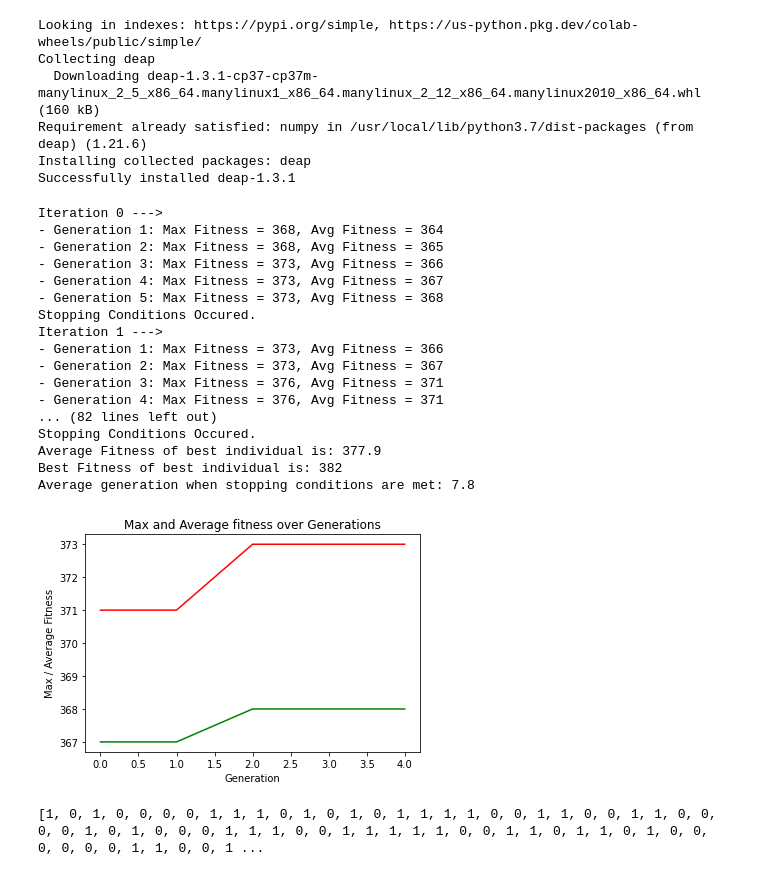
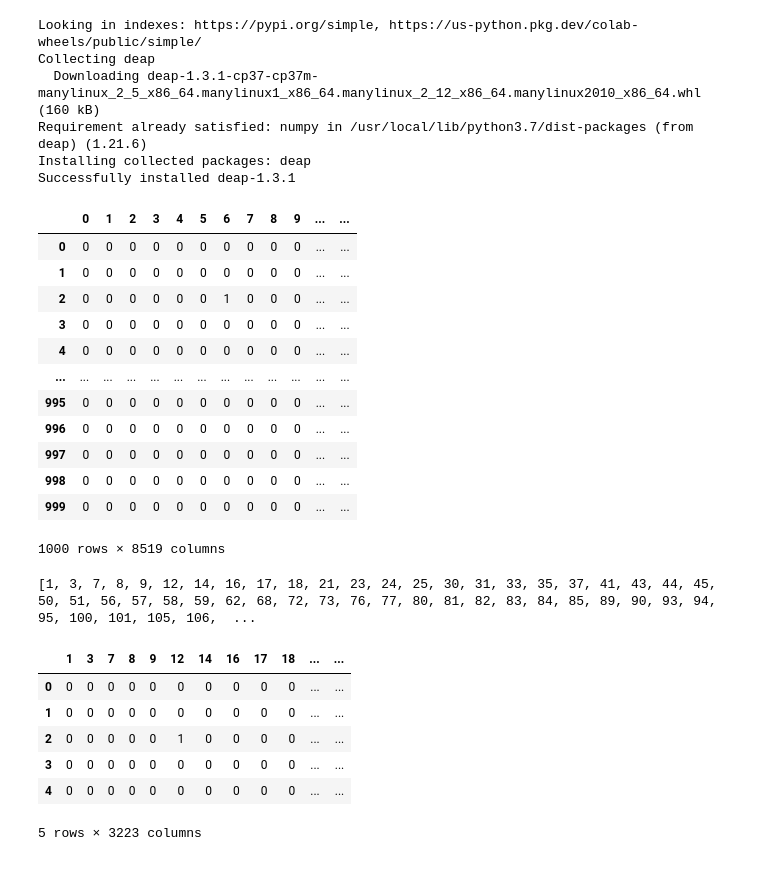
Before and after one commit to dairuinz/genetic_algorithms, a Jupyter notebook: computational_intelligence_2.ipynb, the cells around one changed output. Saved outputs shown, nothing was run; the diff lists cells and outputs as text; code cells hidden in the pictures.

```diff
--- a/computational_intelligence_2.ipynb
+++ b/computational_intelligence_2.ipynb
@@ -257,25 +258,58 @@ def main():
 # %%
 def brain(alpha):
   print(alpha[1])
-# %%
-main()
-# %% [output]
-Iteration 0 --->
-- Generation 1: Max Fitness = 368, Avg Fitness = 364
-- Generation 2: Max Fitness = 368, Avg Fitness = 365
-- Generation 3: Max Fitness = 373, Avg Fitness = 366
-- Generation 4: Max Fitness = 373, Avg Fitness = 367
-- Generation 5: Max Fitness = 373, Avg Fitness = 368
-Stopping Conditions Occured.
-Iteration 1 --->
-- Generation 1: Max Fitness = 373, Avg Fitness = 366
-- Generation 2: Max Fitness = 373, Avg Fitness = 367
-- Generation 3: Max Fitness = 376, Avg Fitness = 371
-- Generation 4: Max Fitness = 376, Avg Fitness = 371
-... (82 lines left out)
-Stopping Conditions Occured.
-Average Fitness of best individual is: 377.9
-Best Fitness of best individual is: 382
-Average generation when stopping conditions are met: 7.8
-[figure, removed]
-[1, 0, 1, 0, 0, 0, 0, 1, 1, 1, 0, 1, 0, 1, 0, 1, 1, 1, 1, 0, 0, 1, 1, 0, 0, 1, 1, 0, 0, 0, 0, 1, 0, 1, 0, 0, 0, 1, 1, 1, 0, 0, 1, 1, 1, 1, 1, 0, 0, 1, 1, 0, 1, 1, 0, 1, 0, 0, 0, 0, 0, 0, 1, 1, 0, 0, 1 ...
+# %%
+X = []                                #creates bag of words array
+for y in df.sentence:
+  x_counter = [0] * 8519
+  for w in y.split():
+    for i in range(8520):
+      if int(w) == i:
+        x_counter[i] = x_counter[i] + 1
+  X.append(x_counter)
+X = pd.DataFrame(X)
+X
+# %% [output]
+|  | 0 | 1 | 2 | 3 | 4 | 5 | 6 | 7 | 8 | 9 | ... | ... |
+| 0 | 0 | 0 | 0 | 0 | 0 | 0 | 0 | 0 | 0 | 0 | ... | ... |
+| 1 | 0 | 0 | 0 | 0 | 0 | 0 | 0 | 0 | 0 | 0 | ... | ... |
+| 2 | 0 | 0 | 0 | 0 | 0 | 0 | 1 | 0 | 0 | 0 | ... | ... |
+| 3 | 0 | 0 | 0 | 0 | 0 | 0 | 0 | 0 | 0 | 0 | ... | ... |
+| 4 | 0 | 0 | 0 | 0 | 0 | 0 | 0 | 0 | 0 | 0 | ... | ... |
+| ... | ... | ... | ... | ... | ... | ... | ... | ... | ... | ... | ... | ... |
+| 995 | 0 | 0 | 0 | 0 | 0 | 0 | 0 | 0 | 0 | 0 | ... | ... |
+| 996 | 0 | 0 | 0 | 0 | 0 | 0 | 0 | 0 | 0 | 0 | ... | ... |
+| 997 | 0 | 0 | 0 | 0 | 0 | 0 | 0 | 0 | 0 | 0 | ... | ... |
+| 998 | 0 | 0 | 0 | 0 | 0 | 0 | 0 | 0 | 0 | 0 | ... | ... |
+| 999 | 0 | 0 | 0 | 0 | 0 | 0 | 0 | 0 | 0 | 0 | ... | ... |
+1000 rows × 8519 columns
+# %%
+# for i in alpha[1]:
+# print(len(alpha[1]))
+
+zero_indices = []
+counter = 0
+for i in alpha[1]:
+  if i==0:
+    zero_indices.append(counter)
+  counter +=1
+
+print(zero_indices)
+
+X_short = pd.DataFrame()
+
+for j in zero_indices:
+  # print(X.columns[j])
+  # X = X.drop(columns=X.columns[j], axis=1)
+  X_short[j] = X[j]
+
+X_short.shape()
+# %% [output]
+[1, 3, 7, 8, 9, 12, 14, 16, 17, 18, 21, 23, 24, 25, 30, 31, 33, 35, 37, 41, 43, 44, 45, 50, 51, 56, 57, 58, 59, 62, 68, 72, 73, 76, 77, 80, 81, 82, 83, 84, 85, 89, 90, 93, 94, 95, 100, 101, 105, 106,  ...
+|  | 1 | 3 | 7 | 8 | 9 | 12 | 14 | 16 | 17 | 18 | ... | ... |
+| 0 | 0 | 0 | 0 | 0 | 0 | 0 | 0 | 0 | 0 | 0 | ... | ... |
+| 1 | 0 | 0 | 0 | 0 | 0 | 0 | 0 | 0 | 0 | 0 | ... | ... |
+| 2 | 0 | 0 | 0 | 0 | 0 | 1 | 0 | 0 | 0 | 0 | ... | ... |
+| 3 | 0 | 0 | 0 | 0 | 0 | 0 | 0 | 0 | 0 | 0 | ... | ... |
+| 4 | 0 | 0 | 0 | 0 | 0 | 0 | 0 | 0 | 0 | 0 | ... | ... |
+5 rows × 3223 columns
```
Also changed, not shown: parts of 6 cells of this notebook.
